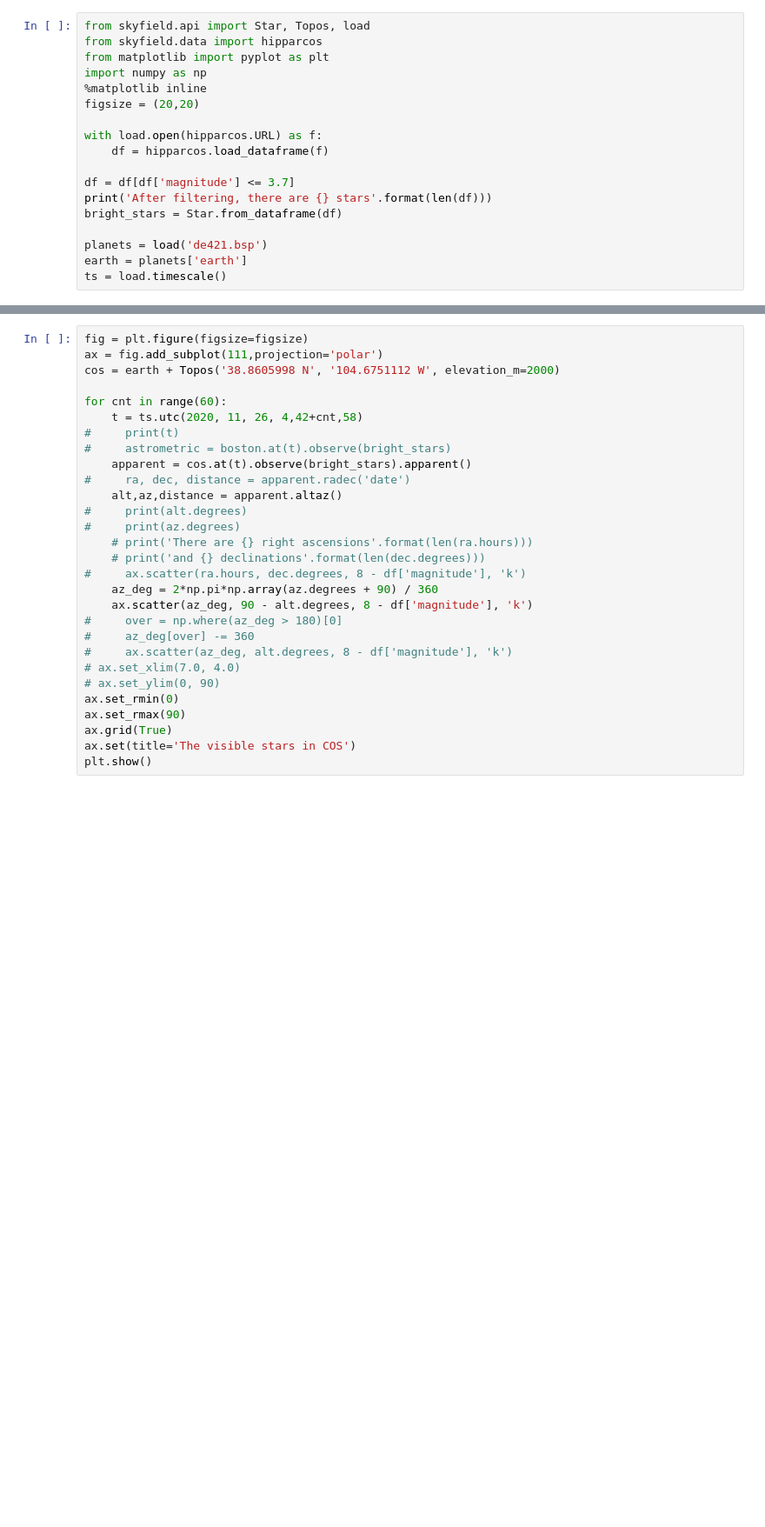
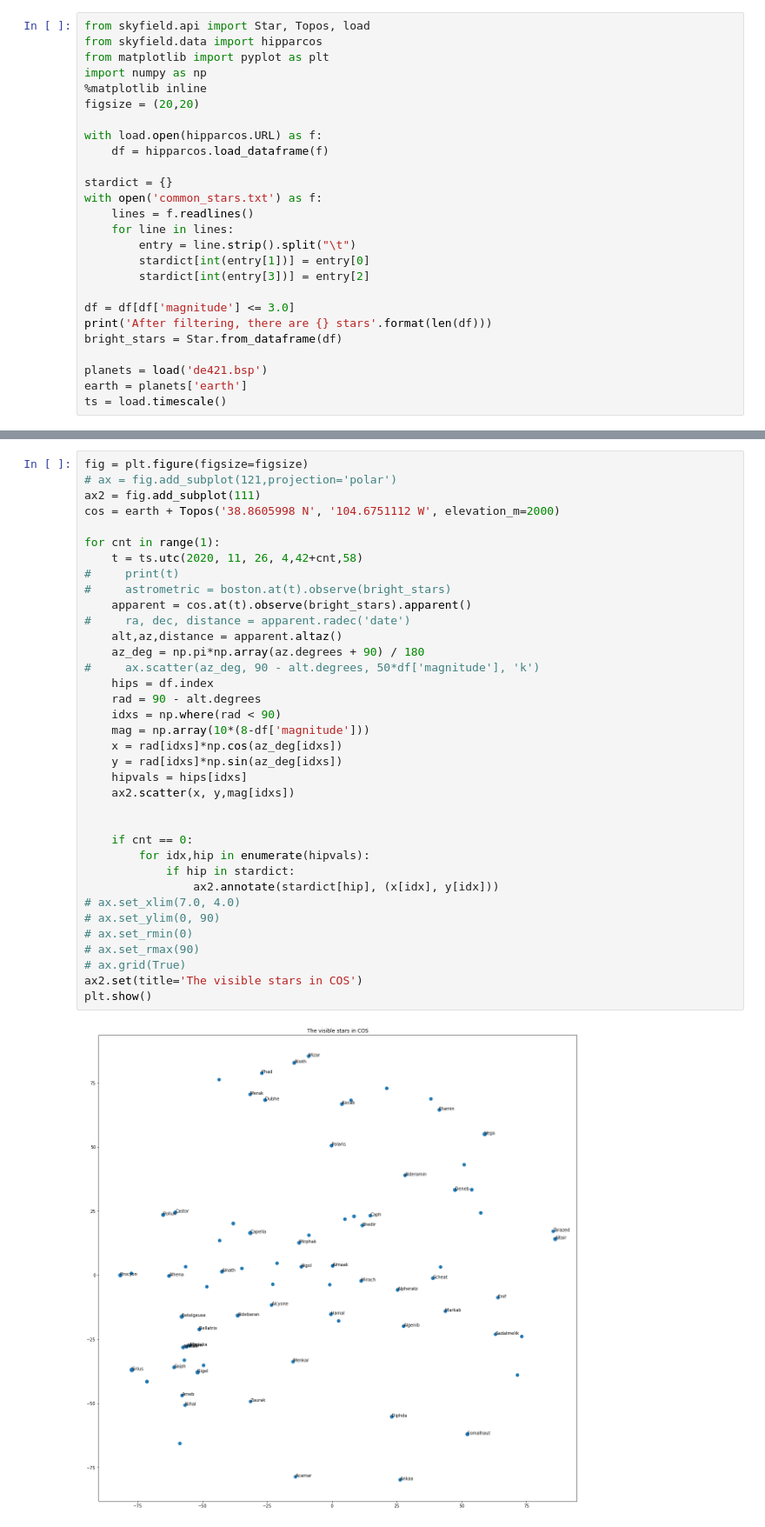
Before and after one commit to granolamatt/SkyChart, a Jupyter notebook: jupyter/skyfieldtest.ipynb, the cells around one changed output, grey strips where cells are left out. Shown at 87% size. Cells and saved outputs as stored; diff of their text form; blank space fills up the shorter version.

Commit message:
Added several tests for finding stars

```diff
--- a/jupyter/skyfieldtest.ipynb
+++ b/jupyter/skyfieldtest.ipynb
@@ -9,7 +9,15 @@ figsize = (20,20)
 with load.open(hipparcos.URL) as f:
     df = hipparcos.load_dataframe(f)
 
-df = df[df['magnitude'] <= 3.7]
+stardict = {}
+with open('common_stars.txt') as f:
+    lines = f.readlines()
+    for line in lines:
+        entry = line.strip().split("\t")
+        stardict[int(entry[1])] = entry[0]
+        stardict[int(entry[3])] = entry[2]
+
+df = df[df['magnitude'] <= 3.0]
 print('After filtering, there are {} stars'.format(len(df)))
 bright_stars = Star.from_dataframe(df)
 
@@ -19,32 +32,41 @@ ts = load.timescale()
 # %%
 fig = plt.figure(figsize=figsize)
-ax = fig.add_subplot(111,projection='polar')
+# ax = fig.add_subplot(121,projection='polar')
+ax2 = fig.add_subplot(111)
 cos = earth + Topos('38.8605998 N', '104.6751112 W', elevation_m=2000)
 
-for cnt in range(60):
+for cnt in range(1):
     t = ts.utc(2020, 11, 26, 4,42+cnt,58)
 #     print(t)
 #     astrometric = boston.at(t).observe(bright_stars)
     apparent = cos.at(t).observe(bright_stars).apparent()
 #     ra, dec, distance = apparent.radec('date')
     alt,az,distance = apparent.altaz()
-#     print(alt.degrees)
-#     print(az.degrees)
-    # print('There are {} right ascensions'.format(len(ra.hours)))
-    # print('and {} declinations'.format(len(dec.degrees)))
-#     ax.scatter(ra.hours, dec.degrees, 8 - df['magnitude'], 'k')
-    az_deg = 2*np.pi*np.array(az.degrees + 90) / 360
-    ax.scatter(az_deg, 90 - alt.degrees, 8 - df['magnitude'], 'k')
-#     over = np.where(az_deg > 180)[0]
-#     az_deg[over] -= 360
-#     ax.scatter(az_deg, alt.degrees, 8 - df['magnitude'], 'k')
+    az_deg = np.pi*np.array(az.degrees + 90) / 180
+#     ax.scatter(az_deg, 90 - alt.degrees, 50*df['magnitude'], 'k')
+    hips = df.index
+    rad = 90 - alt.degrees
+    idxs = np.where(rad < 90)
+    mag = np.array(10*(8-df['magnitude']))
+    x = rad[idxs]*np.cos(az_deg[idxs])
+    y = rad[idxs]*np.sin(az_deg[idxs])
+    hipvals = hips[idxs]
+    ax2.scatter(x, y,mag[idxs])
+
+
+    if cnt == 0:
+        for idx,hip in enumerate(hipvals):
+            if hip in stardict:
+                ax2.annotate(stardict[hip], (x[idx], y[idx]))
 # ax.set_xlim(7.0, 4.0)
 # ax.set_ylim(0, 90)
-ax.set_rmin(0)
-ax.set_rmax(90)
-ax.grid(True)
-ax.set(title='The visible stars in COS')
+# ax.set_rmin(0)
+# ax.set_rmax(90)
+# ax.grid(True)
+ax2.set(title='The visible stars in COS')
 plt.show()
+# %% [output]
+[figure, added]
 # %%
 r = 90 - np.arange(90, 60, -1)
 theta = 2 * np.pi * r/(30)
```
Also changed, not shown: parts of 3 cells of this notebook, 15 other files.
